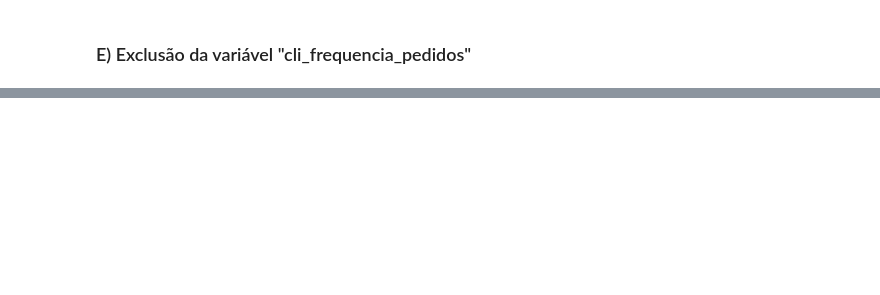
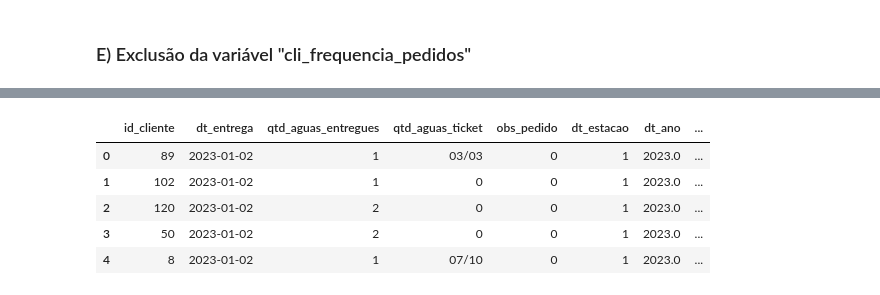
Before and after one commit to Fernandonneto/Projeto_Real_-_Previsao_Recompra_Agua_Mineral_Machine_Learning, a Jupyter notebook: 4 - Machine Learning/machine_learning.ipynb, the cells around one changed output, grey strips where cells are left out. Drawn from its saved outputs; the diff is of its cells as text; code cells hidden in the pictures; blank space fills up the shorter version.

```diff
--- a/4 - Machine Learning/machine_learning.ipynb
+++ b/4 - Machine Learning/machine_learning.ipynb
@@ -160,0 +164,42 @@ df_ml.head()
+# %%
+# Conversão da variável "qtd_aguas_ticket" para o formato numérico
+def extrair_ticket(valor):
+    if pd.isna(valor):
+        return pd.Series([None, None, None, 0])
+
+    valor = str(valor).strip()
+
+    if '/' not in valor:
+        return pd.Series([None, None, None, 0])
+
+    partes = valor.split('/')
+
+    if len(partes) != 2:
+        return pd.Series([None, None, None, 0])
+
+    try:
+        usados = int(partes[0])
+        total = int(partes[1])
+
+        if total == 0 or usados > total:
+            return pd.Series([None, None, None, 0])
+
+        percentual = usados / total
+
+        return pd.Series([usados, total, percentual, 1])
+
+    except ValueError:
+        return pd.Series([None, None, None, 0])
+
+# Aplicação da função para extrair os valores da variável "qtd_aguas_ticket"
+df_ml[
+    ['ticket_usados',
+     'ticket_total',
+     'ticket_percentual_uso',
+     'ticket_formato_valido']
+] = df_ml['qtd_aguas_ticket'].apply(extrair_ticket)
+
+# Substituição de valores faltantes por 0
+df_ml['ticket_usados'].fillna(0, inplace=True)
+df_ml['ticket_total'].fillna(0, inplace=True)
+df_ml['ticket_percentual_uso'].fillna(0, inplace=True)
@@ -161 +225,11 @@ df_ml.head()
+# %%
+# Conferência das variáveis após a aplicação da função
+df_ml.head()
+# %% [output]
+|  | id_cliente | dt_entrega | qtd_aguas_entregues | qtd_aguas_ticket | obs_pedido | dt_estacao | dt_ano | ... |
+| 0 | 89 | 2023-01-02 | 1 | 03/03 | 0 | 1 | 2023.0 | ... |
+| 1 | 102 | 2023-01-02 | 1 | 0 | 0 | 1 | 2023.0 | ... |
+| 2 | 120 | 2023-01-02 | 2 | 0 | 0 | 1 | 2023.0 | ... |
+| 3 | 50 | 2023-01-02 | 2 | 0 | 0 | 1 | 2023.0 | ... |
+| 4 | 8 | 2023-01-02 | 1 | 07/10 | 0 | 1 | 2023.0 | ... |
 # %% [markdown]
```
Also changed, not shown: parts of 18 cells of this notebook, 1 other file.
